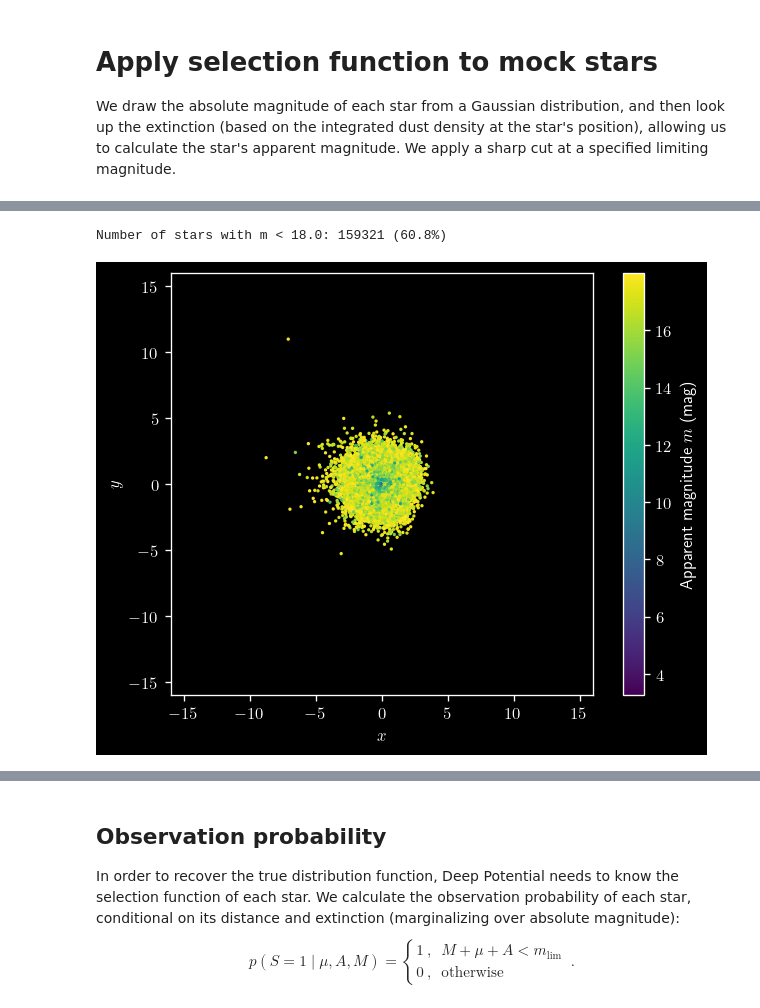
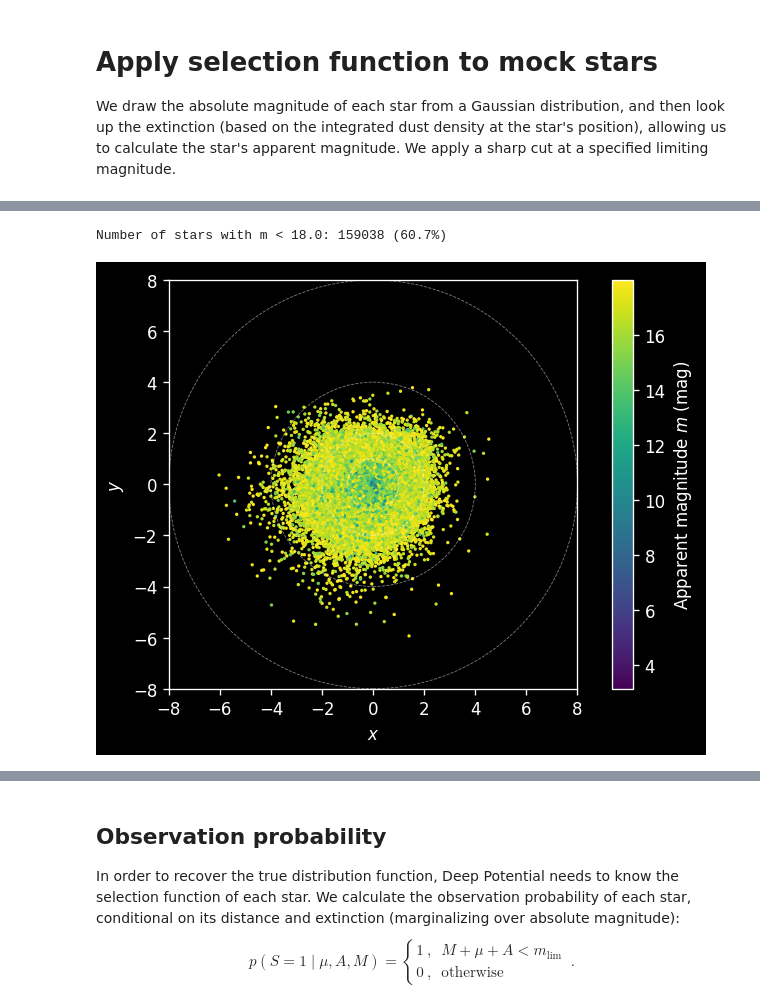
Before and after one commit to gregreen/deep-potential, a Jupyter notebook: scripts/plummer/plummer_sphere_selfn.ipynb, the cells around one changed output, grey strips where cells are left out. Cells and saved outputs as stored; diff of their text form; code cells hidden in the pictures.

```diff
--- a/scripts/plummer/plummer_sphere_selfn.ipynb
+++ b/scripts/plummer/plummer_sphere_selfn.ipynb
@@ -61,7 +63,7 @@ dist_fn = PlummerSphere()
 
 rng = np.random.default_rng(42) # Fixed seed for reproducibility
 
-r_max = 16.0  # maximum radius to sample
+r_max = 8.0  # maximum radius to sample
 # %% [markdown]
 # Selection function (3D dust map)
 
@@ -273,3 +275,15 @@ def gen_mock_dust_map(
 
     # Return both interpolators
     return density_interpolator, integrated_dust_interpolator
+# %%
+extent = [(-r_max,r_max)]*3 # Physical extent of the dust map
+n_modes = (128, 128, 128)   # Number of Fourier modes in each dimension
+
+rho_dust_interp, integrated_dust_interp = gen_mock_dust_map(
+    extent=extent,
+    n_modes=n_modes,
+    power_law_index=-3.0,
+    mean_ln_density=-0.5,
+    n_integration_steps=256,
+    rng=rng
+)
@@ -554,27 +624,33 @@ plt.show()
 # %%
 # Cut to m < m_max
 m_max = 18.0
 idx = (m < m_max)
 print(f'Number of stars with m < {m_max}: {np.sum(idx)} ({np.mean(idx):.1%})')
 
 # Plot (x,y) projection of stars that make the apparent magnitude cut
 fig,ax = plt.subplots(1, 1, figsize=(6,4), constrained_layout=True)
 im = ax.scatter(
     x_samp[idx,0], x_samp[idx,1],
     c=m[idx],
     s=4, edgecolors='none'
 )
 ax.set_xlim(-r_max,r_max)
 ax.set_ylim(-r_max,r_max)
 ax.set_aspect('equal')
 ax.set_xlabel('$x$')
 ax.set_ylabel('$y$')
 cbar = plt.colorbar(im, ax=ax)
 cbar.set_label('Apparent magnitude $m$ (mag)')
+
+# Draw circles of constant radius
+for r in [1,2,4,8]:
+    circle = plt.Circle((0,0), r, color='white', fill=False, ls='--', lw=0.5, alpha=0.5)
+    ax.add_artist(circle)
+
 plt.show()
 # %% [output]
-Number of stars with m < 18.0: 159321 (60.8%)
+Number of stars with m < 18.0: 159038 (60.7%)
-[figure, old version]
+[figure, new version]
 # %%
 # Plot phase-space projections of stars that do and do not make the apparent magnitude cut
 
```
Also changed, not shown: parts of 31 cells of this notebook, 2 other files.
